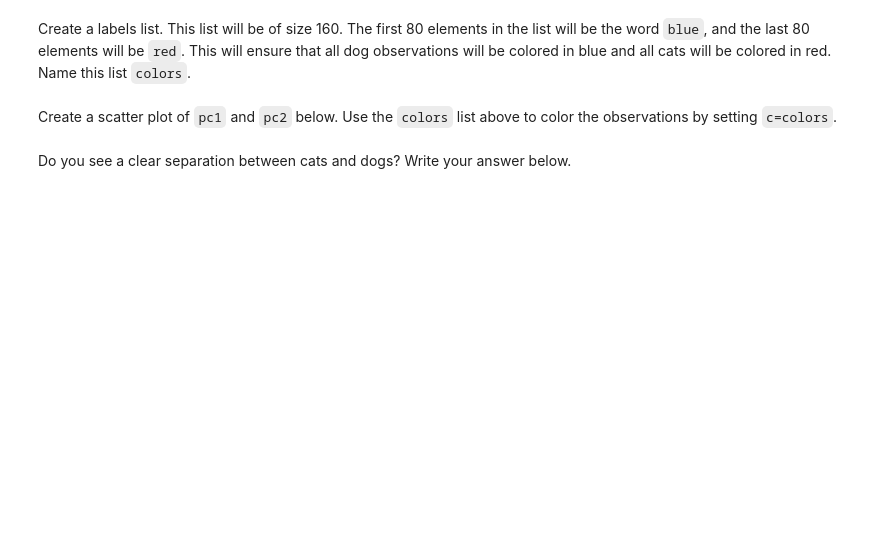
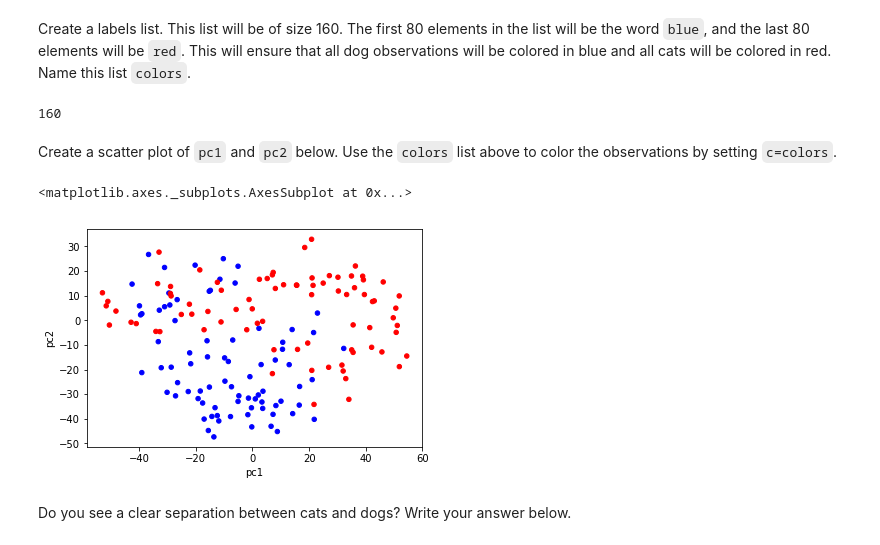
Before and after one commit to ta-datapt-bcn/lab-pca, a Jupyter notebook: your-code/main.ipynb, the cells around one changed output. Drawn from its saved outputs; the diff is of its cells as text; code cells hidden in the pictures; blank space fills up the shorter version.

```diff
--- a/your-code/main.ipynb
+++ b/your-code/main.ipynb
@@ -75,7 +113,12 @@ Load the `PCA` function from `statsmodels` (read about this function [here](http
 Use `numpy` to find to transpose the standardized pet array. This will help us compute the projection.
 # %%
 # Your code here:
+
+std_conc_t = std_conc.transpose()
 # %% [markdown]
 Find the dot product of the transposed standardized pet matrix and the `factors` of the `PCA` model found above. This will be the projection onto 2 dimensions. This means that each cat and dog image will now only have two columns instead of 4096.
 # %%
 # Your code here:
+
+dimensions = std_conc_t @ pca.factors
+dimensions
@@ -87,3 +148,6 @@ Now that we have reduced our cats and dogs arrays, we can easily plot the data i
 In the cell below, turn the two dimensional projection into a pandas dataframe and name the columns `pc1`, and `pc2` respectively.
 # %%
 # Your code here:
+
+dogscats = pd.DataFrame(dimensions, columns = ['pc1','pc2'])
+dogscats.head()
@@ -94,6 +163,22 @@ Create a labels list. This list will be of size 160. The first 80 elements in th
+# %%
+# Your code here:
+
+colors = []
+for x in range (0,80):
+    colors.append('Blue')
+for x in range (0,80):
+    colors.append('Red')
+len(colors)
+# %% [output]
+160
 # %% [markdown]
 Create a scatter plot of `pc1` and `pc2` below. Use the `colors` list above to color the observations by setting `c=colors`.
 # %%
 # Your code here:
+
+dogscats.plot.scatter(x='pc1', y ='pc2', c = colors)
+# %% [output]
+<matplotlib.axes._subplots.AxesSubplot at 0x...>
+[figure, added]
 # %% [markdown]
 Do you see a clear separation between cats and dogs? Write your answer below.
```
Also changed, not shown: parts of 16 cells of this notebook, 2 other files.
